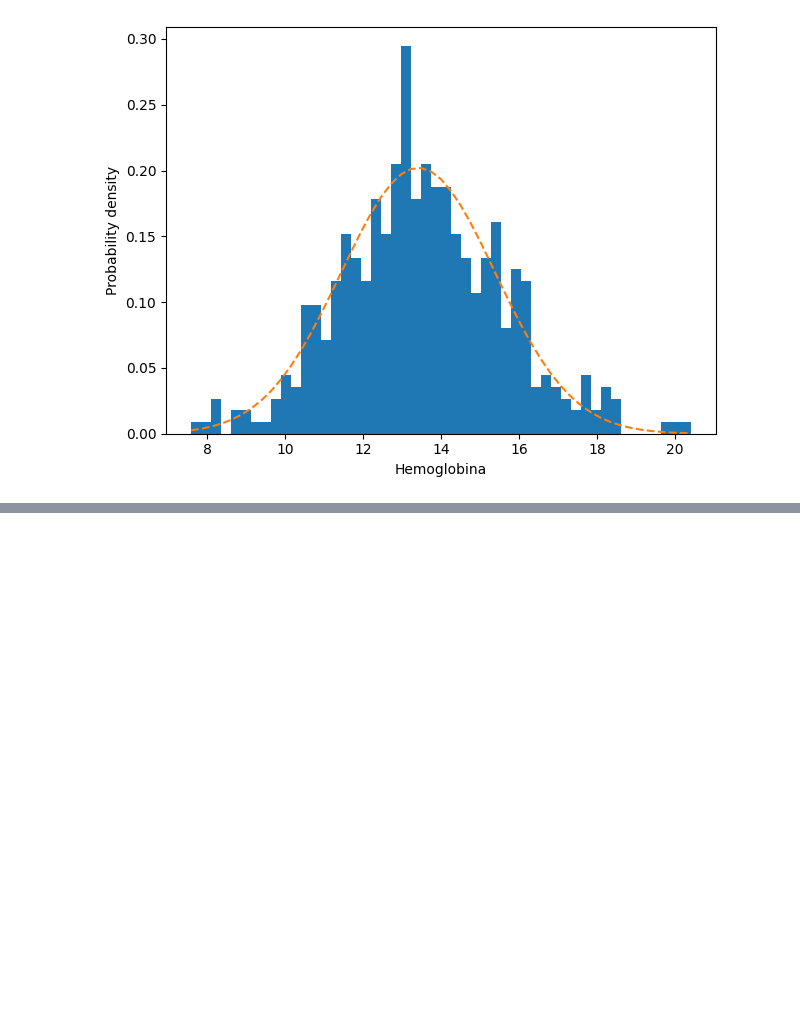
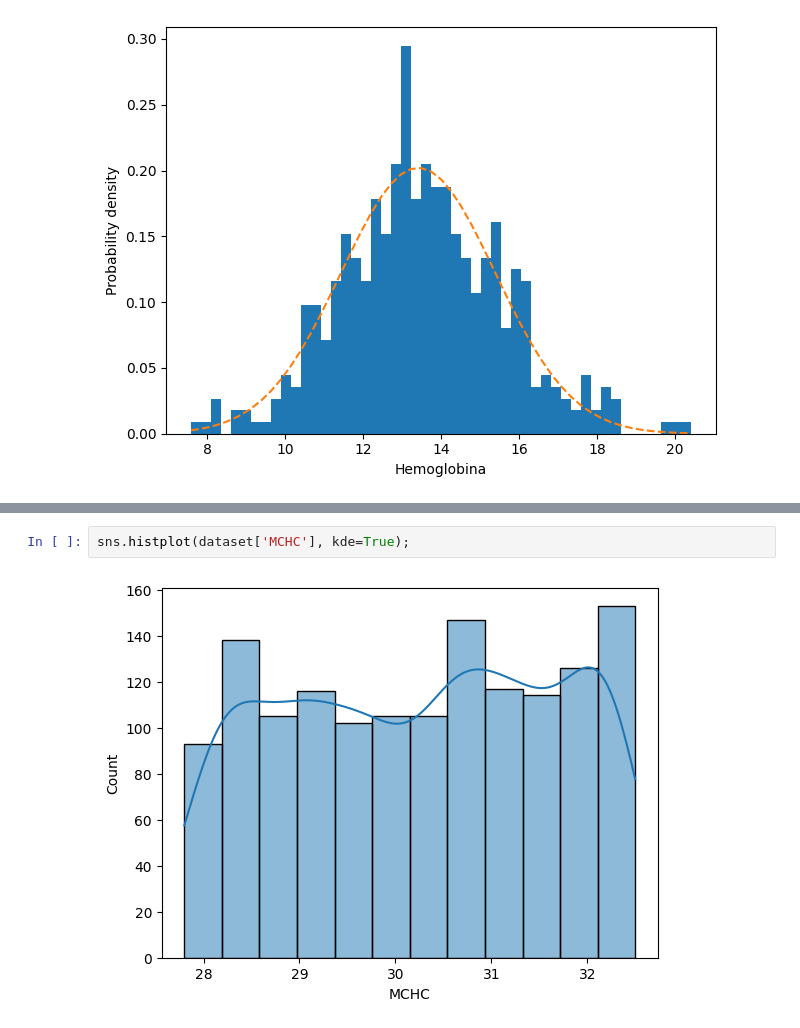
Before and after one commit to cantaruttim/Anemia, a Jupyter notebook: Anemia.ipynb, the cells around one changed output, grey strips where cells are left out. Drawn from its saved outputs; the diff is of its cells as text; blank space fills up the shorter version.

```diff
--- a/Anemia.ipynb
+++ b/Anemia.ipynb
@@ -97,0 +111,4 @@ plt.show()
+# %%
+sns.histplot(dataset['MCHC'], kde=True);
+# %% [output]
+[figure, added]
```
Also changed, not shown: parts of 21 cells of this notebook.
